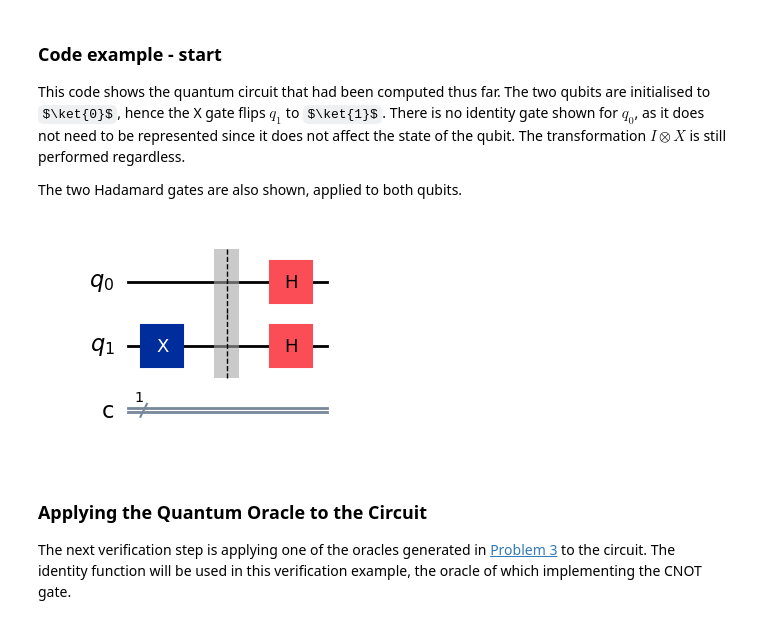
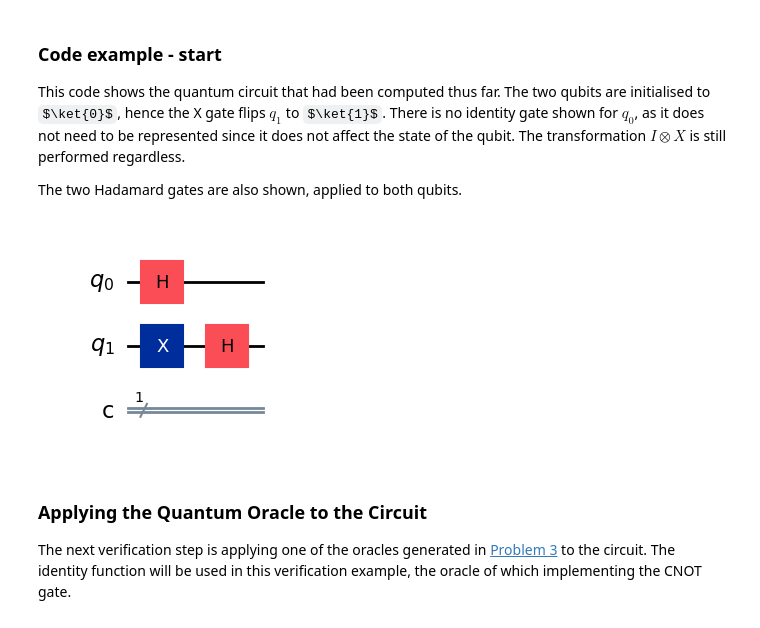
Before and after one commit to G00394925/emerging-technologies, a Jupyter notebook: problems.ipynb, the cells around one changed output. Saved outputs shown, nothing was run; the diff lists cells and outputs as text; code cells hidden in the pictures; some formulas as TeX source.

```diff
--- a/problems.ipynb
+++ b/problems.ipynb
@@ -593,18 +626,16 @@ The two Hadamard gates are also shown, applied to both qubits.
 # %%
 # The beginning portion of the overall circuit
 deutsch_s = qiskit.QuantumCircuit(2, 1)
 
 # Apply the NOT gate to q1 to flip state from |0> to |1>.
 deutsch_s.x(1)
 
-deutsch_s.barrier()
-
 # Apply Hadamard gates to both qubits
 deutsch_s.h((0, 1))
 
 deutsch_s.draw(output='mpl')
 # %% [output]
-[figure, old version]
+[figure, new version]
 # %% [markdown]
 ### Applying the Quantum Oracle to the Circuit
 
```
Also changed, not shown: parts of 23 cells of this notebook.
